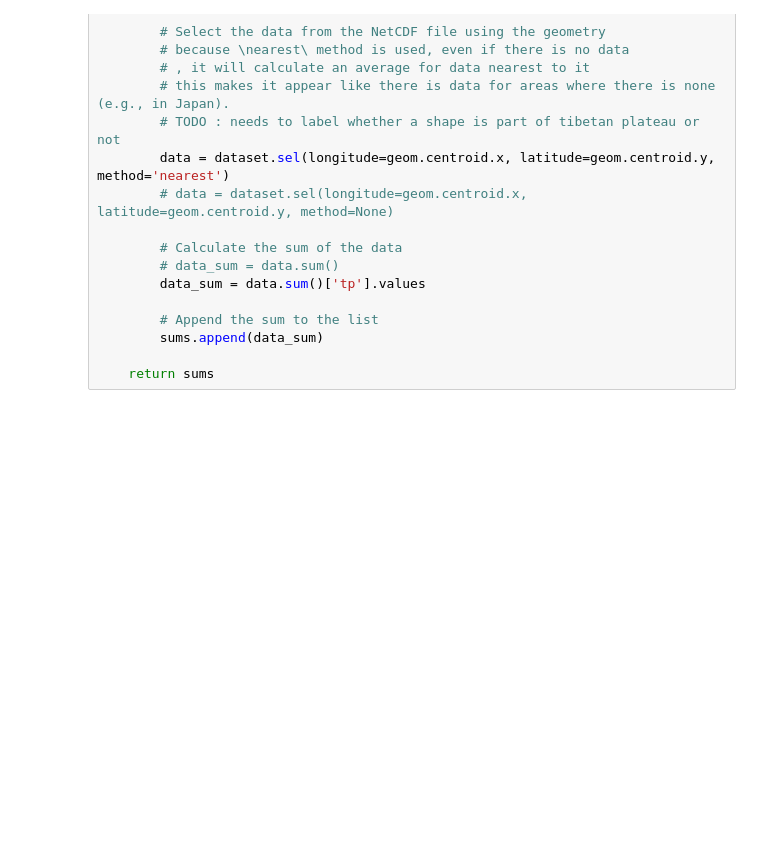
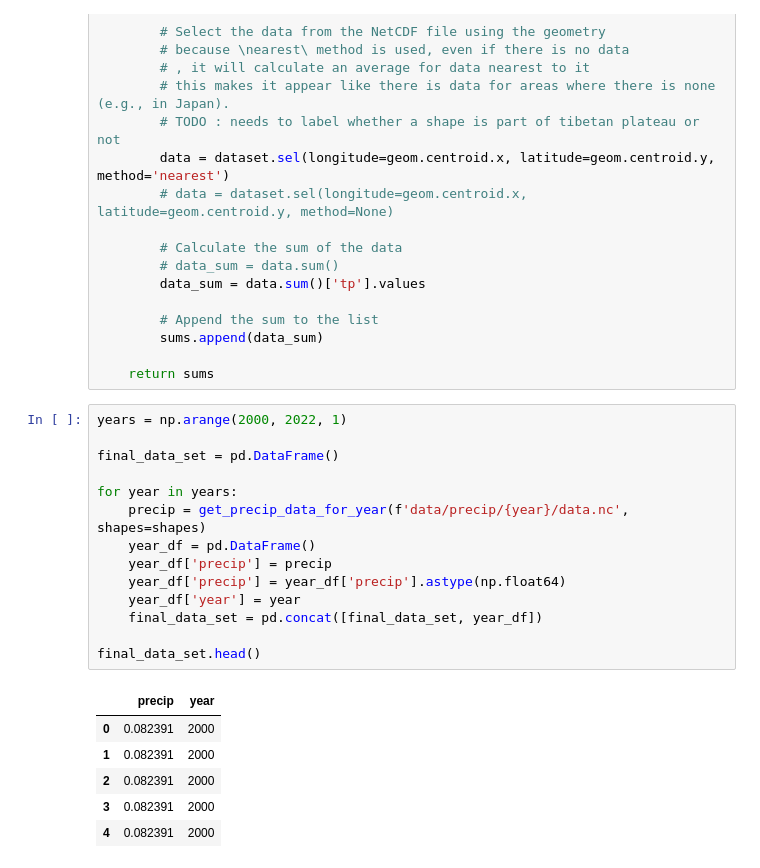
Before and after one commit to 4DModeller/tblakes, a Jupyter notebook: 2015-precip.ipynb, the cells around one changed output. Cells and saved outputs as stored; diff of their text form; blank space fills up the shorter version.

```diff
--- a/2015-precip.ipynb
+++ b/2015-precip.ipynb
@@ -30,3 +34,24 @@ def get_precip_data_for_year(data_path, shapes):
         sums.append(data_sum)
 
     return sums
+# %%
+years = np.arange(2000, 2022, 1)
+
+final_data_set = pd.DataFrame()
+
+for year in years:
+    precip = get_precip_data_for_year(f'data/precip/{year}/data.nc', shapes=shapes)
+    year_df = pd.DataFrame()
+    year_df['precip'] = precip
+    year_df['precip'] = year_df['precip'].astype(np.float64)
+    year_df['year'] = year
+    final_data_set = pd.concat([final_data_set, year_df])
+
+final_data_set.head()
+# %% [output]
+|  | precip | year |
+| 0 | 0.082391 | 2000 |
+| 1 | 0.082391 | 2000 |
+| 2 | 0.082391 | 2000 |
+| 3 | 0.082391 | 2000 |
+| 4 | 0.082391 | 2000 |
```
Also changed, not shown: parts of 8 cells of this notebook, 2 other files.
